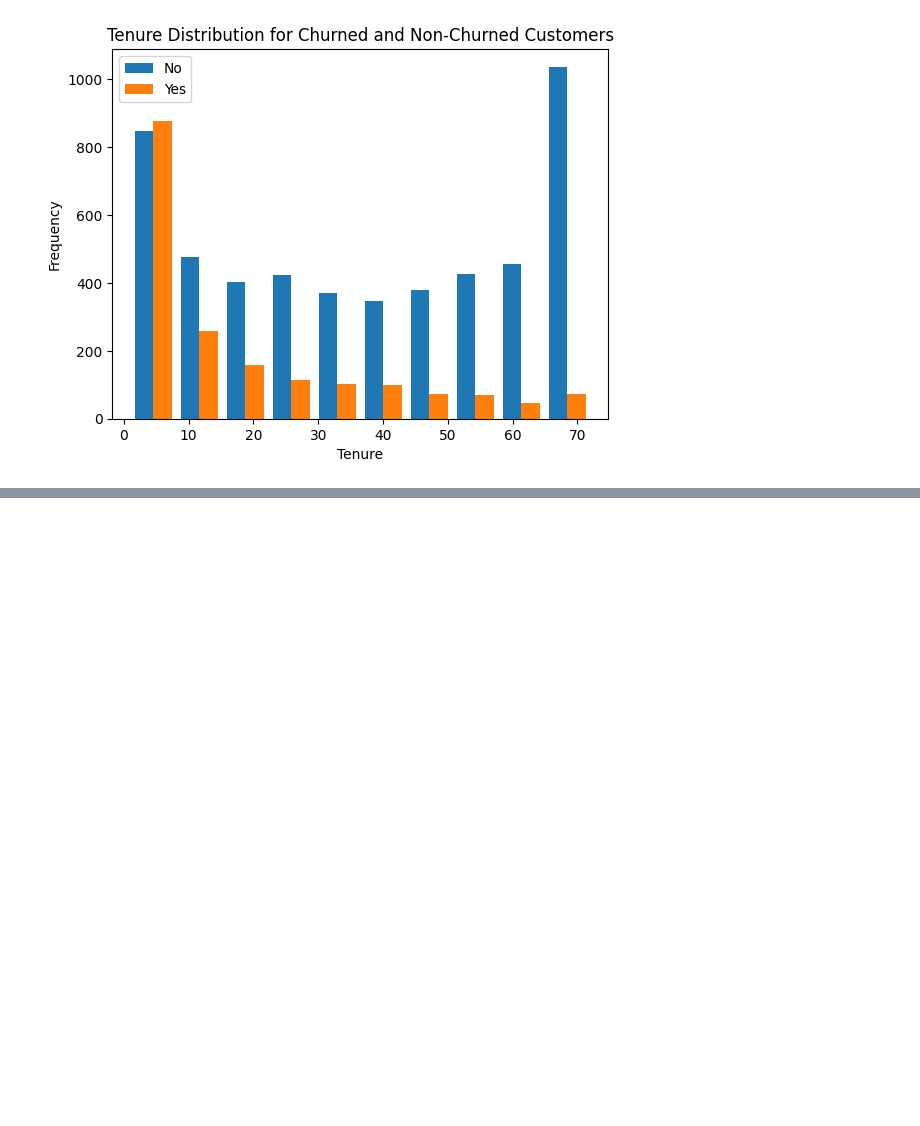
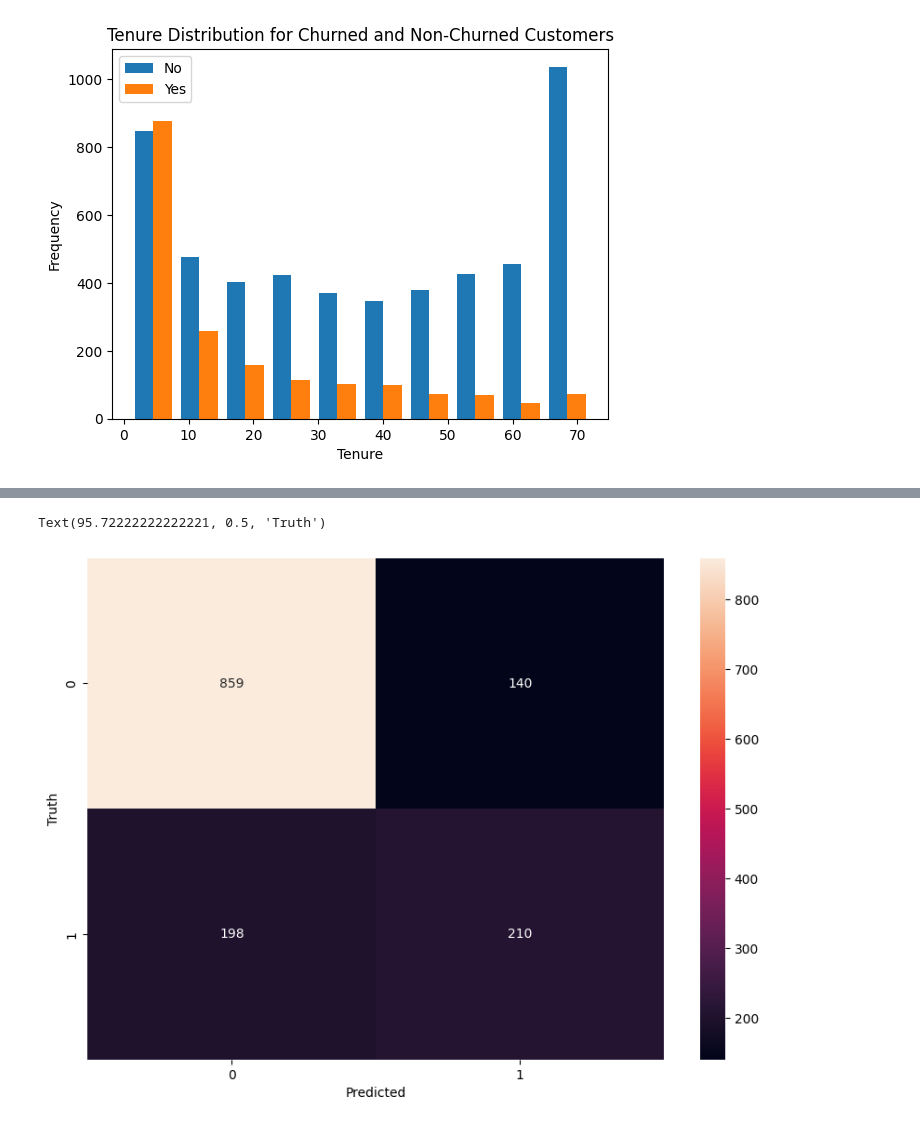
Before and after one commit to narendran-u/churn_prediction, a Jupyter notebook: churn.ipynb, the cells around one changed output, grey strips where cells are left out. Saved outputs shown, nothing was run; the diff lists cells and outputs as text; code cells hidden in the pictures; blank space fills up the shorter version.

Commit message:
code:prediction_0.76 accuracy

```diff
--- a/churn.ipynb
+++ b/churn.ipynb
@@ -84,0 +328,5 @@ print (10)
+# %%
+X = df2.drop('Churn',axis='columns')
+y = df2['Churn']
+from sklearn.model_selection import train_test_split
+X_train, X_test, y_train, y_test = train_test_split(X,y,test_size=0.2,random_state=5)
@@ -84,0 +352,18 @@ print (10)
+# %%
+import tensorflow as tf
+from tensorflow import keras
+
+
+model = keras.Sequential([
+    keras.layers.Dense(26, input_shape=(26,), activation='relu'),
+    keras.layers.Dense(15, activation='relu'),
+    keras.layers.Dense(1, activation='sigmoid')
+])
+
+# opt = keras.optimizers.Adam(learning_rate=0.01)
+
+model.compile(optimizer='adam',
+              loss='binary_crossentropy',
+              metrics=['accuracy'])
+
+model.fit(X_train, y_train, epochs=200)
@@ -84,0 +395,3 @@ print (10)
+# %%
+yp = model.predict(X_test)
+yp[:5]
@@ -84,0 +405,7 @@ print (10)
+# %%
+y_pred = []
+for element in yp:
+    if element > 0.5:
+        y_pred.append(1)
+    else:
+        y_pred.append(0)
@@ -84,0 +443,11 @@ print (10)
+# %%
+import seaborn as sn
+cm = tf.math.confusion_matrix(labels=y_test,predictions=y_pred)
+
+plt.figure(figsize = (10,7))
+sn.heatmap(cm, annot=True, fmt='d')
+plt.xlabel('Predicted')
+plt.ylabel('Truth')
+# %% [output]
+Text(95.72222222222221, 0.5, 'Truth')
+[figure, added]
```
Also changed, not shown: parts of 26 cells of this notebook.
